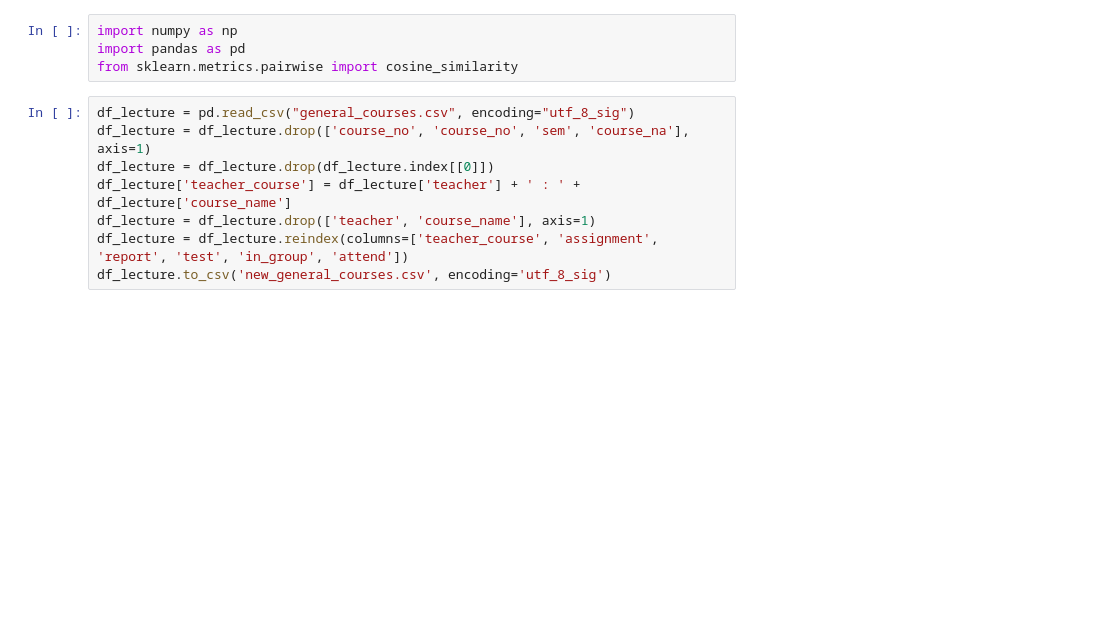
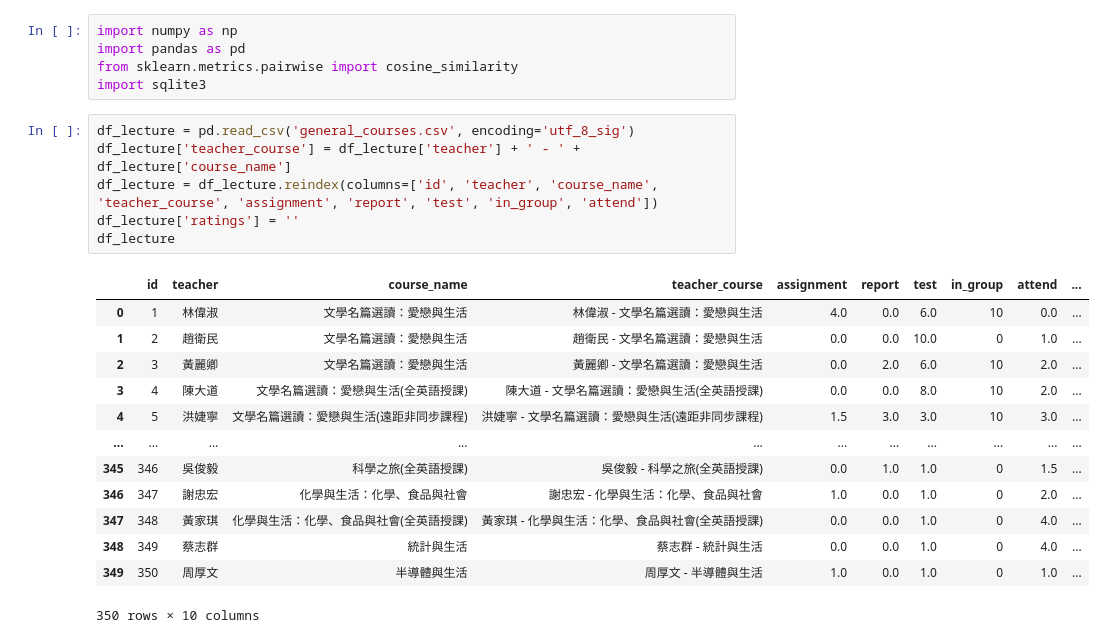
Before and after one commit to k0sutokiri/recommend-system, a Jupyter notebook: _General_courses/general_recommend.ipynb, the cells around one changed output. Saved outputs shown, nothing was run; the diff lists cells and outputs as text; blank space fills up the shorter version.

```diff
--- a/_General_courses/general_recommend.ipynb
+++ b/_General_courses/general_recommend.ipynb
@@ -2,11 +2,24 @@
 import numpy as np
 import pandas as pd
 from sklearn.metrics.pairwise import cosine_similarity
+import sqlite3
 # %%
-df_lecture = pd.read_csv("general_courses.csv", encoding="utf_8_sig")
-df_lecture = df_lecture.drop(['course_no', 'course_no', 'sem', 'course_na'], axis=1)
-df_lecture = df_lecture.drop(df_lecture.index[[0]])
-df_lecture['teacher_course'] = df_lecture['teacher'] + ' : ' + df_lecture['course_name']
-df_lecture = df_lecture.drop(['teacher', 'course_name'], axis=1)
-df_lecture = df_lecture.reindex(columns=['teacher_course', 'assignment', 'report', 'test', 'in_group', 'attend'])
-df_lecture.to_csv('new_general_courses.csv', encoding='utf_8_sig')
+df_lecture = pd.read_csv('general_courses.csv', encoding='utf_8_sig')
+df_lecture['teacher_course'] = df_lecture['teacher'] + ' - ' + df_lecture['course_name']
+df_lecture = df_lecture.reindex(columns=['id', 'teacher', 'course_name', 'teacher_course', 'assignment', 'report', 'test', 'in_group', 'attend'])
+df_lecture['ratings'] = ''
+df_lecture
+# %% [output]
+|  | id | teacher | course_name | teacher_course | assignment | report | test | in_group | attend | ... |
+| 0 | 1 | 林偉淑 | 文學名篇選讀：愛戀與生活 | 林偉淑 - 文學名篇選讀：愛戀與生活 | 4.0 | 0.0 | 6.0 | 10 | 0.0 | ... |
+| 1 | 2 | 趙衛民 | 文學名篇選讀：愛戀與生活 | 趙衛民 - 文學名篇選讀：愛戀與生活 | 0.0 | 0.0 | 10.0 | 0 | 1.0 | ... |
+| 2 | 3 | 黃麗卿 | 文學名篇選讀：愛戀與生活 | 黃麗卿 - 文學名篇選讀：愛戀與生活 | 0.0 | 2.0 | 6.0 | 10 | 2.0 | ... |
+| 3 | 4 | 陳大道 | 文學名篇選讀：愛戀與生活(全英語授課) | 陳大道 - 文學名篇選讀：愛戀與生活(全英語授課) | 0.0 | 0.0 | 8.0 | 10 | 2.0 | ... |
+| 4 | 5 | 洪婕寧 | 文學名篇選讀：愛戀與生活(遠距非同步課程) | 洪婕寧 - 文學名篇選讀：愛戀與生活(遠距非同步課程) | 1.5 | 3.0 | 3.0 | 10 | 3.0 | ... |
+| ... | ... | ... | ... | ... | ... | ... | ... | ... | ... | ... |
+| 345 | 346 | 吳俊毅 | 科學之旅(全英語授課) | 吳俊毅 - 科學之旅(全英語授課) | 0.0 | 1.0 | 1.0 | 0 | 1.5 | ... |
+| 346 | 347 | 謝忠宏 | 化學與生活：化學、食品與社會 | 謝忠宏 - 化學與生活：化學、食品與社會 | 1.0 | 0.0 | 1.0 | 0 | 2.0 | ... |
+| 347 | 348 | 黃家琪 | 化學與生活：化學、食品與社會(全英語授課) | 黃家琪 - 化學與生活：化學、食品與社會(全英語授課) | 0.0 | 0.0 | 1.0 | 0 | 4.0 | ... |
+| 348 | 349 | 蔡志群 | 統計與生活 | 蔡志群 - 統計與生活 | 0.0 | 0.0 | 1.0 | 0 | 4.0 | ... |
+| 349 | 350 | 周厚文 | 半導體與生活 | 周厚文 - 半導體與生活 | 1.0 | 0.0 | 1.0 | 0 | 1.0 | ... |
+350 rows × 10 columns
```
Also changed, not shown: parts of 5 cells of this notebook.
